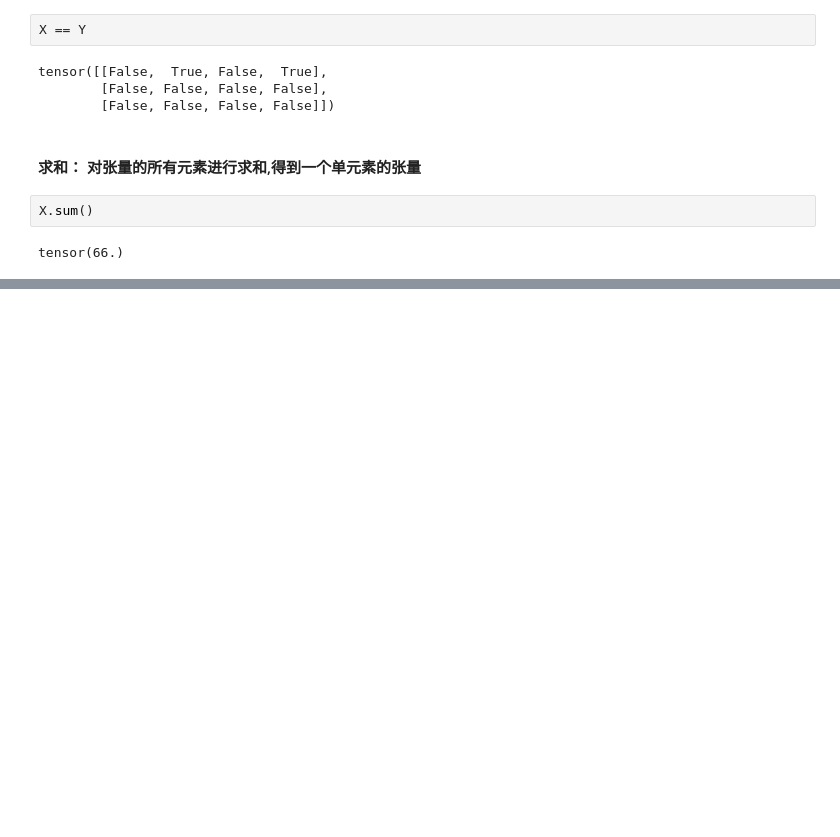
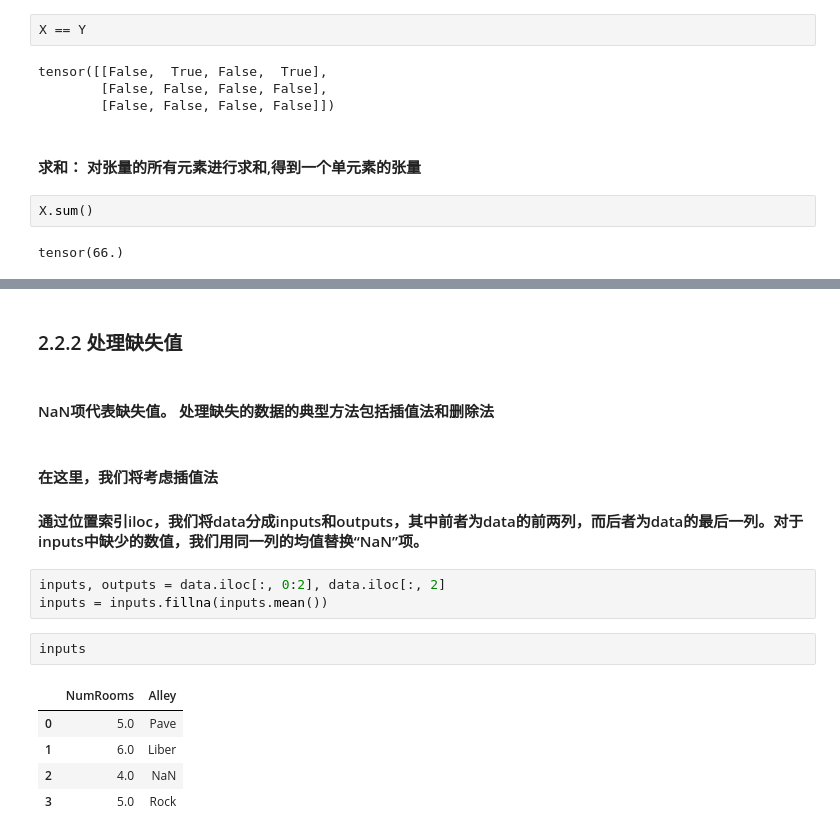
Before and after one commit to neverbiasu/d2l-notebook, a Jupyter notebook: ch2.ipynb, the cells around one changed output, grey strips where cells are left out. Drawn from its saved outputs; the diff is of its cells as text; blank space fills up the shorter version.

```diff
--- a/ch2.ipynb
+++ b/ch2.ipynb
@@ -143,0 +297,18 @@ tensor(66.)
+# %% [markdown]
+### 2.2.2 处理缺失值
+# %% [markdown]
+#### NaN项代表缺失值。 处理缺失的数据的典型方法包括插值法和删除法
+# %% [markdown]
+#### 在这里，我们将考虑插值法
+#### 通过位置索引iloc，我们将data分成inputs和outputs，其中前者为data的前两列，而后者为data的最后一列。对于inputs中缺少的数值，我们用同一列的均值替换“NaN”项。
+# %%
+inputs, outputs = data.iloc[:, 0:2], data.iloc[:, 2]
+inputs = inputs.fillna(inputs.mean())
+# %%
+inputs
+# %% [output]
+|  | NumRooms | Alley |
+| 0 | 5.0 | Pave |
+| 1 | 6.0 | Liber |
+| 2 | 4.0 | NaN |
+| 3 | 5.0 | Rock |
```
Also changed, not shown: parts of 76 cells of this notebook.
